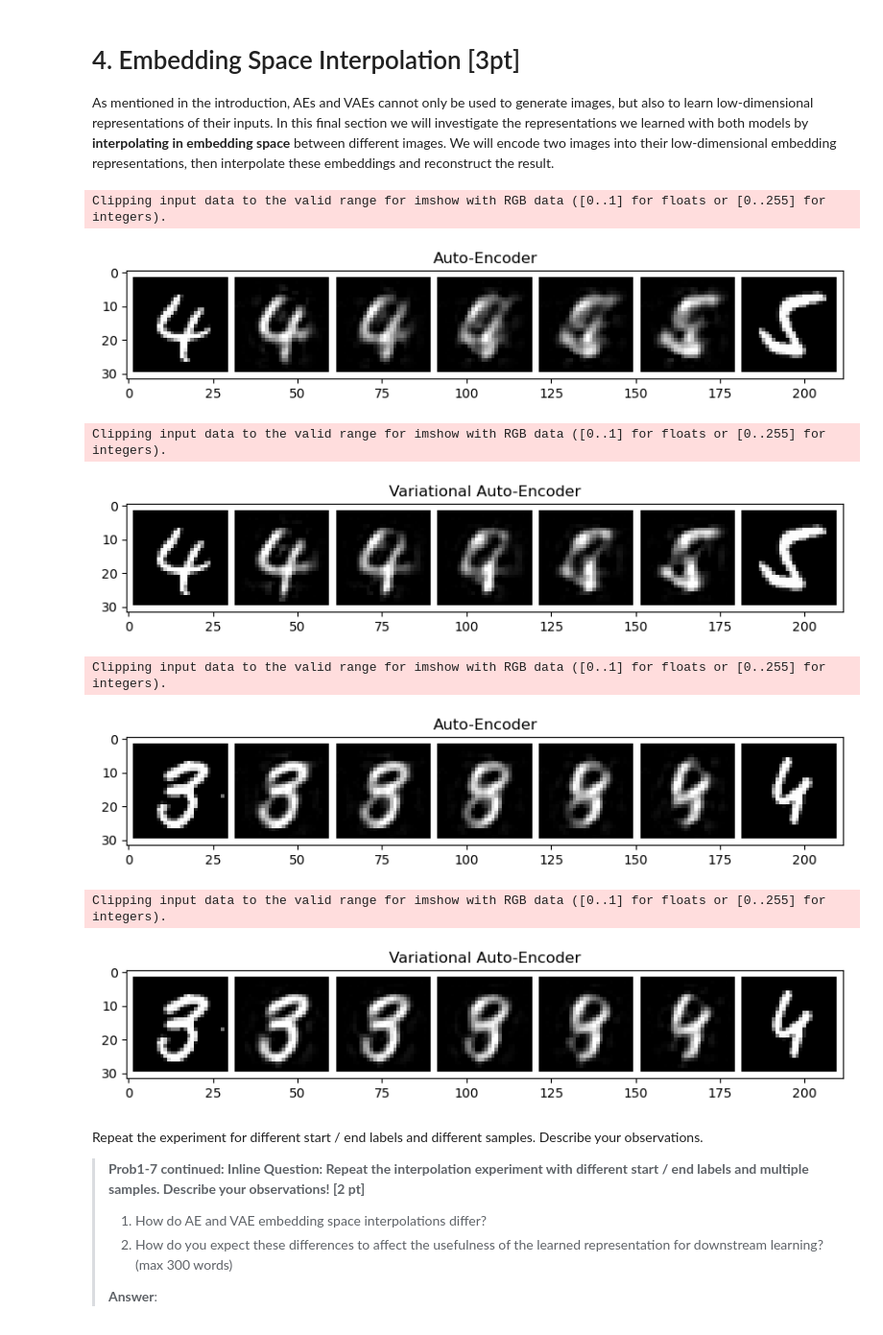
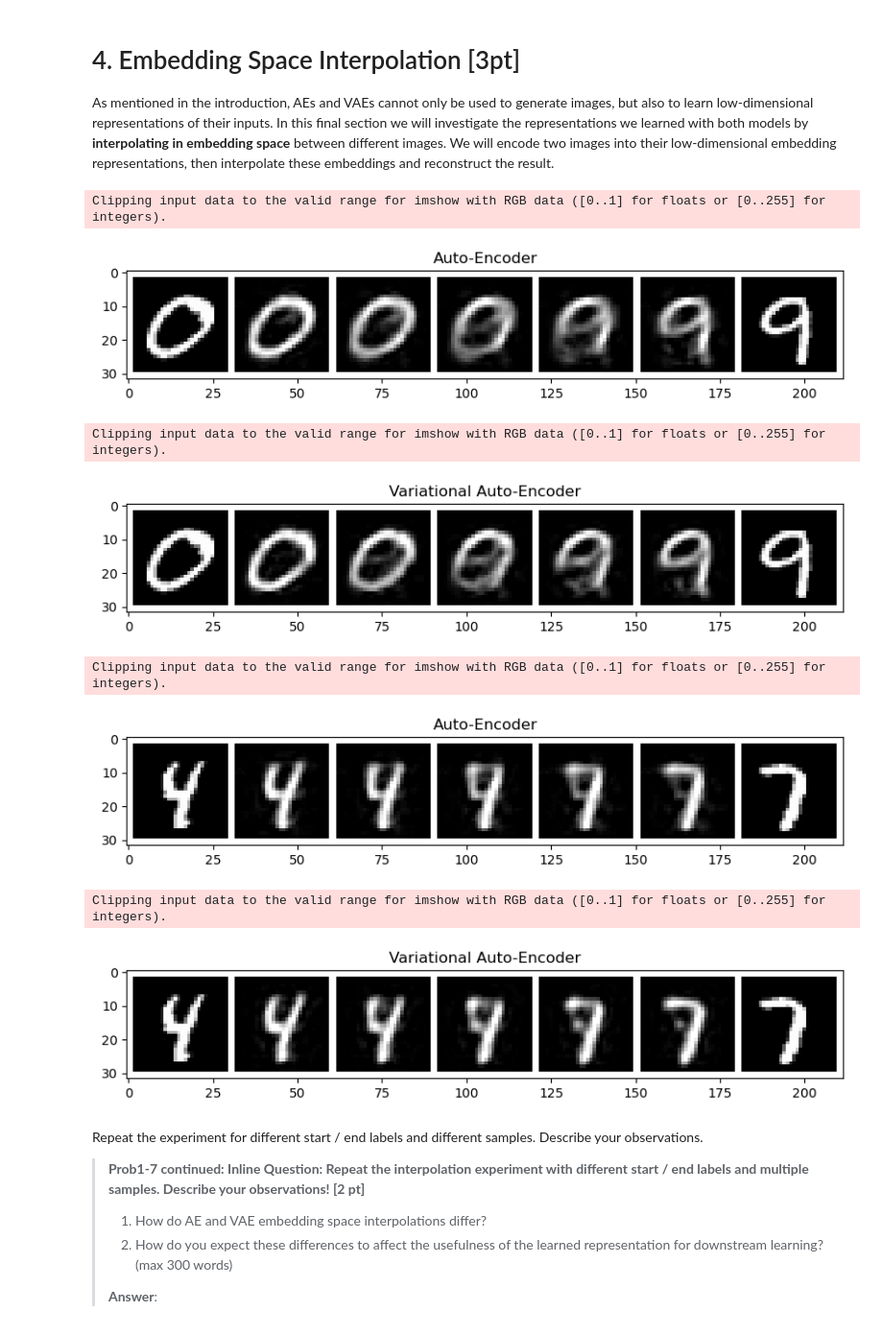
Before and after one commit to emanueltesfa/GAN-VAE, a Jupyter notebook: Problem1_VAE_v0.ipynb, the cells around one changed output. Shown at 96% size. Cells and saved outputs as stored; diff of their text form; code cells hidden in the pictures.

```diff
--- a/Problem1_VAE_v0.ipynb
+++ b/Problem1_VAE_v0.ipynb
@@ -727,7 +727,7 @@ nz = 32
 
 ####################################### TODO #######################################
 epochs = 20      # recommended 5-20 epochs
-beta = 0.05 # Tune this for best results
+beta = 0.1 # Tune this for best results
 #################################### END TODO ######################################
 
 # build VAE model
@@ -837,44 +837,44 @@ def interpolate_and_visualize(model, tag, start_img, end_img):
   img_inter = model.decoder(torch.cat(z_inter))
   img_inter = img_inter.reshape(-1, 28, 28)
 
   # reshape result and display interpolation
   vis_imgs = torch.cat([start_img, img_inter, end_img]).reshape(-1,1,28,28)
   fig = plt.figure(figsize = (10, 10))
   ax1 = plt.subplot(111)
   ax1.imshow(torchvision.utils.make_grid(vis_imgs, nrow=N_INTER_STEPS+2, pad_value=1.)\
                   .data.cpu().numpy().transpose(1, 2, 0), cmap='gray')
   plt.title(tag)
   plt.show()
 
 
 ### Interpolation 1
-START_LABEL = 4# ... TODO CHOOSE
-END_LABEL = 5# ... TODO CHOOSE
+START_LABEL = 0# ... TODO CHOOSE
+END_LABEL = 9# ... TODO CHOOSE
 # sample two training images with given labels
 start_img = get_image_with_label(START_LABEL)
 end_img = get_image_with_label(END_LABEL)
 # visualize interpolations for AE and VAE models
 interpolate_and_visualize(ae_model, "Auto-Encoder", start_img, end_img)
 interpolate_and_visualize(vae_model, "Variational Auto-Encoder", start_img, end_img)
 
 ### Interpolation 2
-START_LABEL =3 # ... TODO CHOOSE
-END_LABEL =4 # ... TODO CHOOSE
+START_LABEL = 4 # ... TODO CHOOSE
+END_LABEL = 7 # ... TODO CHOOSE
 # sample two training images with given labels
 start_img = get_image_with_label(START_LABEL)
 end_img = get_image_with_label(END_LABEL)
 # visualize interpolations for AE and VAE models
 interpolate_and_visualize(ae_model, "Auto-Encoder", start_img, end_img)
 interpolate_and_visualize(vae_model, "Variational Auto-Encoder", start_img, end_img)
 # %% [output]
 Clipping input data to the valid range for imshow with RGB data ([0..1] for floats or [0..255] for integers).
-[figure, old version]
+[figure, new version]
 Clipping input data to the valid range for imshow with RGB data ([0..1] for floats or [0..255] for integers).
-[figure, old version]
+[figure, new version]
 Clipping input data to the valid range for imshow with RGB data ([0..1] for floats or [0..255] for integers).
-[figure, old version]
+[figure, new version]
 Clipping input data to the valid range for imshow with RGB data ([0..1] for floats or [0..255] for integers).
-[figure, old version]
+[figure, new version]
 # %% [markdown]
 Repeat the experiment for different start / end labels and different samples. Describe your observations.
 
```
Also changed, not shown: parts of 6 cells of this notebook.
